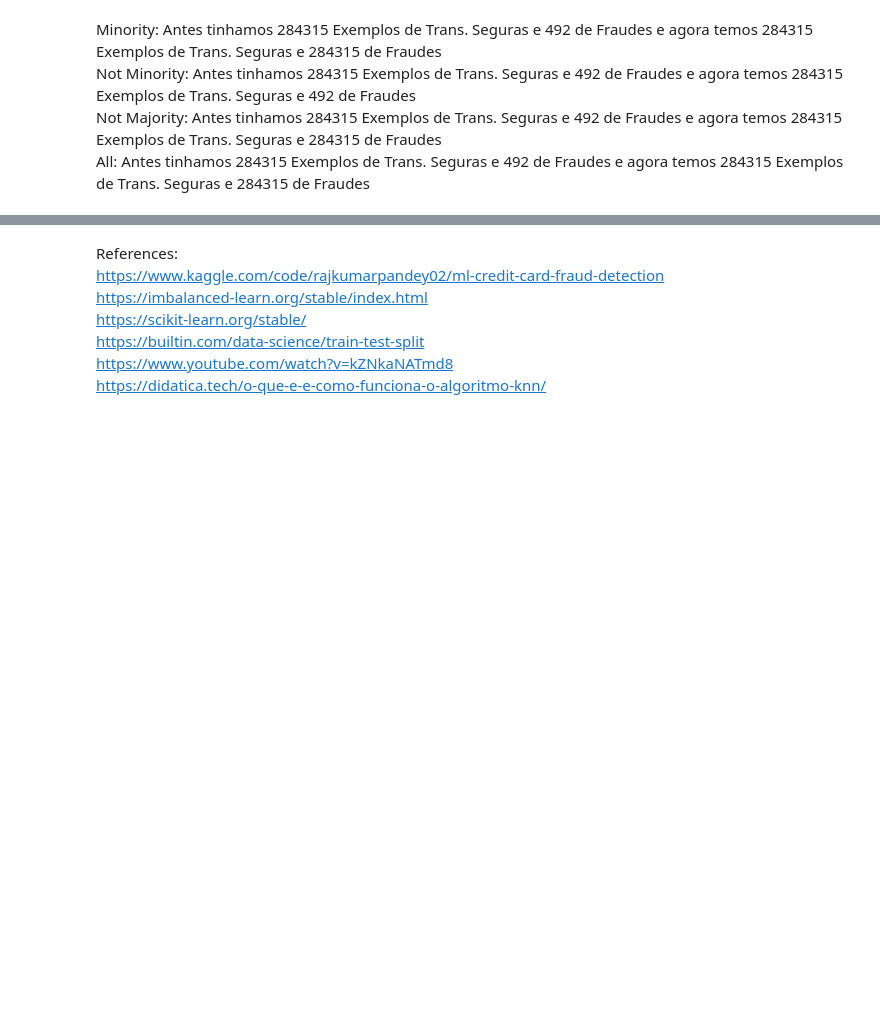
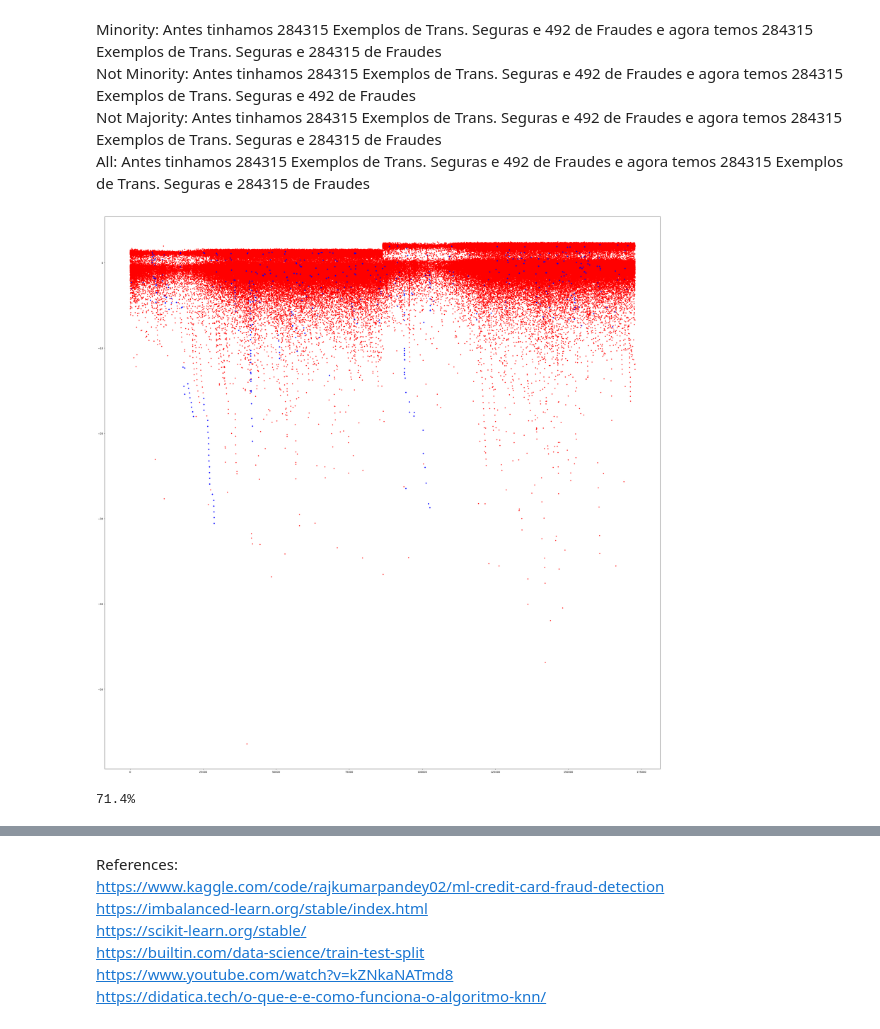
Before and after one commit to GMgoes/data-science-kaggle, a Jupyter notebook: notebook20bd4f0fb2.ipynb, the cells around one changed output, grey strips where cells are left out. Saved outputs shown, nothing was run; the diff lists cells and outputs as text; code cells hidden in the pictures; blank space fills up the shorter version.

```diff
--- a/notebook20bd4f0fb2.ipynb
+++ b/notebook20bd4f0fb2.ipynb
@@ -111,8 +124,13 @@ All: Antes tinhamos 284315 Exemplos de Trans. Seguras e 492 de Fraudes e agora t
 # %%
 # Plot the data
 plt.figure(figsize = (40, 40))
-plt.plot(X_smote[y_smote == 0,0],X_smote[y_smote == 0,1],'.r');
-plt.plot(X_smote[y_smote == 1,0],X_smote[y_smote == 1,1],'.b');
-plt.plot(X[y == 1,0], X[y == 1,1],'dy')
-#print(len(X[y == 1]))
+#plt.plot(X_smote[y_smote == 0,0],X_smote[y_smote == 0,1],'.r');
+#plt.plot(X_smote[y_smote == 1,0],X_smote[y_smote == 1,1],'.b');
+plt.plot(X_over[y_over == 0,0],X_over[y_over == 0,1],'.r');
+plt.plot(X_over[y_over == 1,0],X_over[y_over == 1,1],'.b');
+#plt.plot(X_under[y_under == 0,0],X_under[y_under == 0,1],'.r');
+#plt.plot(X_under[y_under == 1,0],X_under[y_under == 1,1],'.b');
+#plt.plot(X[y == 1,0], X[y == 1,1],'dy')
 plt.show();
+# %% [output]
+[figure, added]
@@ -119,15 +149,13 @@ plt.show();
 # %%
 # KNN - Classifier implementing the K-Nearest Neighbors vote.
 
-def aleatory_generator():   # function to get some random data from our already balanced dataset
-    aleatory_data = [];
-    for i in range(10):
-        aleatory_position = random.randint(1, len(X_smote));
-        aleatory_data.append(X_smote[aleatory_position]);
-    return aleatory_data;
+neigh = KNeighborsClassifier(n_neighbors = 3); # using KNN with neighbors = 3
+# neigh.fit(X_over, y_over); # With Over
+neigh.fit(X_under, y_under); # With Under
+# neigh.fit(X_smote, y_smote); # With Smote
 
-neigh = KNeighborsClassifier(n_neighbors = 3); # using KNN with neighbors = 3
-neigh.fit(X_smote, y_smote);
-
-print(neigh.predict(aleatory_generator())); # what our algorithm is predicting it to be
-print(neigh.predict_proba(aleatory_generator())); #the probability of being the one he guessed
+#print(neigh.predict(aleatoryd); # what our algorithm is predicting it to be
+#print(neigh.predict_proba(aleatoryd); #the probability of being the one he guessed
+print(f"{(neigh.score(aleatoryd, aleatoryt)):.1%}")
+# %% [output]
+71.4%
```
Also changed, not shown: parts of 8 cells of this notebook.
